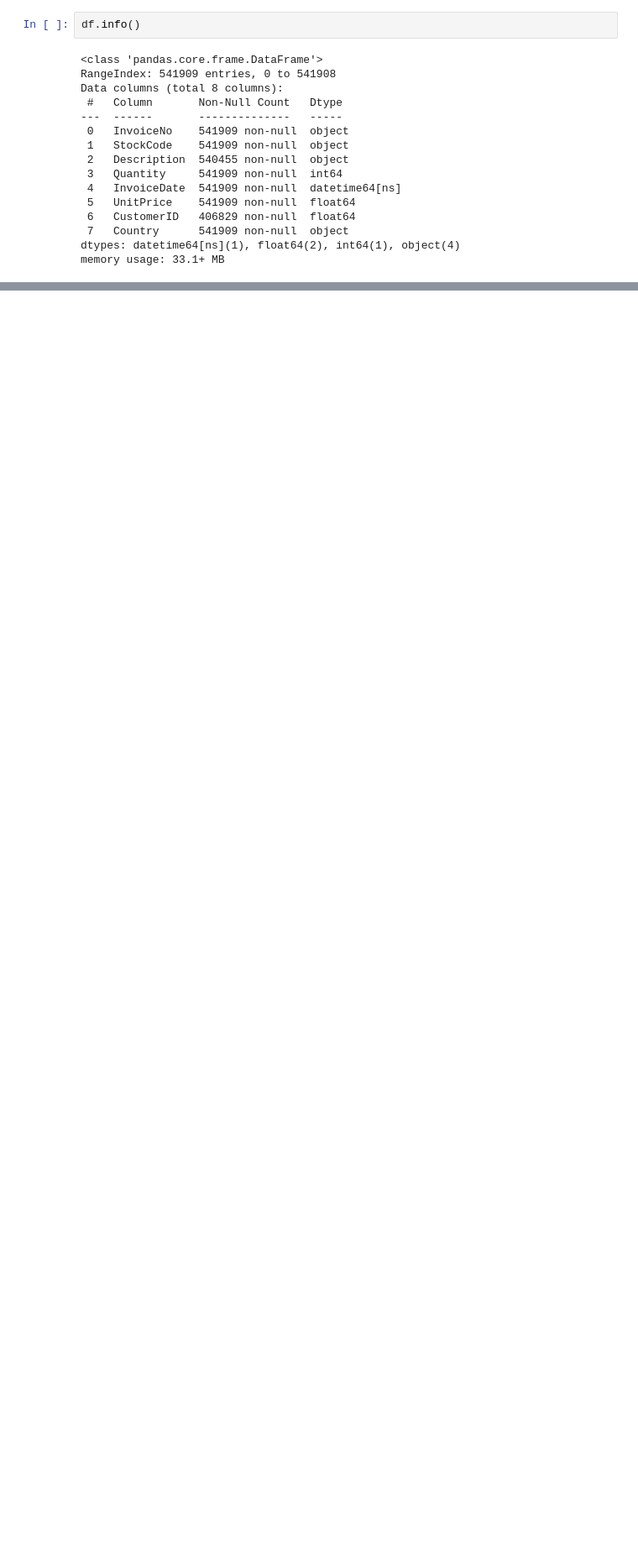
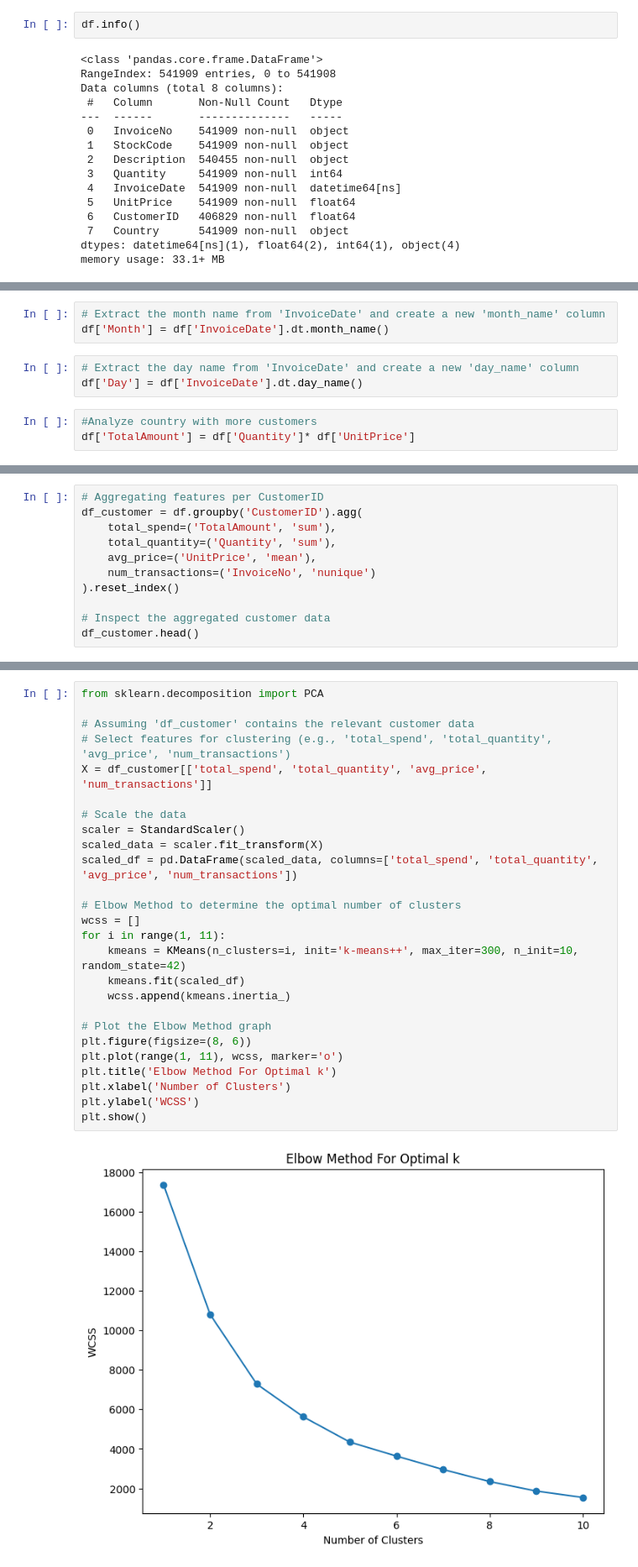
Before and after one commit to bonareri/Machine_Learning_1, a Jupyter notebook: Online_Retail.ipynb, the cells around one changed output, grey strips where cells are left out. Shown at 84% size. Saved outputs shown, nothing was run; the diff lists cells and outputs as text; blank space fills up the shorter version.

```diff
--- a/Online_Retail.ipynb
+++ b/Online_Retail.ipynb
@@ -119,0 +212,9 @@ plt.show()
+# %%
+# Extract the month name from 'InvoiceDate' and create a new 'month_name' column
+df['Month'] = df['InvoiceDate'].dt.month_name()
+# %%
+# Extract the day name from 'InvoiceDate' and create a new 'day_name' column
+df['Day'] = df['InvoiceDate'].dt.day_name()
+# %%
+#Analyze country with more customers
+df['TotalAmount'] = df['Quantity']* df['UnitPrice']
@@ -119,0 +421,11 @@ plt.show()
+# %%
+# Aggregating features per CustomerID
+df_customer = df.groupby('CustomerID').agg(
+    total_spend=('TotalAmount', 'sum'),
+    total_quantity=('Quantity', 'sum'),
+    avg_price=('UnitPrice', 'mean'),
+    num_transactions=('InvoiceNo', 'nunique')
+).reset_index()
+
+# Inspect the aggregated customer data
+df_customer.head()
@@ -119,0 +461,28 @@ plt.show()
+# %%
+from sklearn.decomposition import PCA
+
+# Assuming 'df_customer' contains the relevant customer data
+# Select features for clustering (e.g., 'total_spend', 'total_quantity', 'avg_price', 'num_transactions')
+X = df_customer[['total_spend', 'total_quantity', 'avg_price', 'num_transactions']]
+
+# Scale the data
+scaler = StandardScaler()
+scaled_data = scaler.fit_transform(X)
+scaled_df = pd.DataFrame(scaled_data, columns=['total_spend', 'total_quantity', 'avg_price', 'num_transactions'])
+
+# Elbow Method to determine the optimal number of clusters
+wcss = []
+for i in range(1, 11):
+    kmeans = KMeans(n_clusters=i, init='k-means++', max_iter=300, n_init=10, random_state=42)
+    kmeans.fit(scaled_df)
+    wcss.append(kmeans.inertia_)
+
+# Plot the Elbow Method graph
+plt.figure(figsize=(8, 6))
+plt.plot(range(1, 11), wcss, marker='o')
+plt.title('Elbow Method For Optimal k')
+plt.xlabel('Number of Clusters')
+plt.ylabel('WCSS')
+plt.show()
+# %% [output]
+[figure, added]
```
Also changed, not shown: parts of 60 cells of this notebook.
